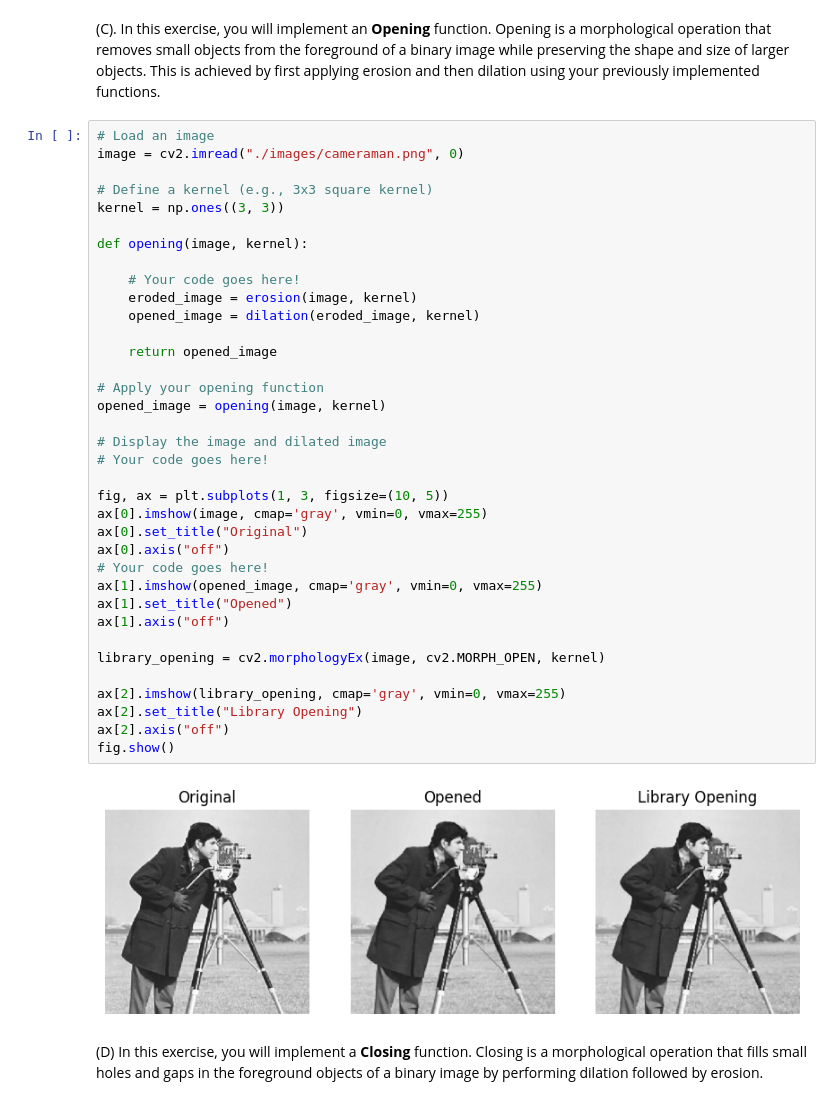
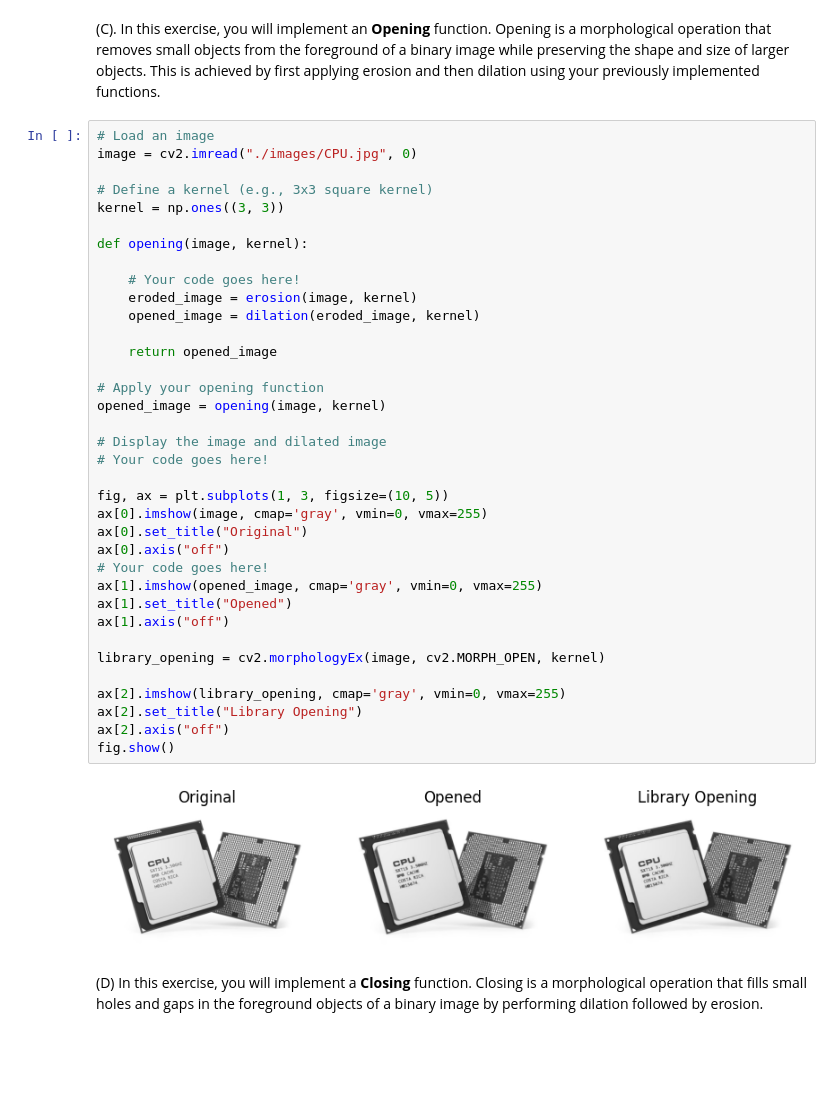
Before and after one commit to EricPrz/Proyecto-2-Vision-Por-Computador, a Jupyter notebook: Project2.ipynb, the cells around one changed output. Saved outputs shown, nothing was run; the diff lists cells and outputs as text; blank space fills up the shorter version.

Commit message:
Imagen cambiada y Notebook compilado

```diff
--- a/Project2.ipynb
+++ b/Project2.ipynb
@@ -299,7 +299,7 @@ fig.show()
 (C). In this exercise, you will implement an **Opening** function. Opening is a morphological operation that removes small objects from the foreground of a binary image while preserving the shape and size of larger objects. This is achieved by first applying erosion and then dilation using your previously implemented functions.
 # %%
 # Load an image
-image = cv2.imread("./images/cameraman.png", 0)
+image = cv2.imread("./images/CPU.jpg", 0)
 
 # Define a kernel (e.g., 3x3 square kernel)
 kernel = np.ones((3, 3))
@@ -307,34 +307,34 @@ kernel = np.ones((3, 3))
 def opening(image, kernel):
 
     # Your code goes here!
     eroded_image = erosion(image, kernel)
     opened_image = dilation(eroded_image, kernel)
 
     return opened_image
 
 # Apply your opening function
 opened_image = opening(image, kernel)
 
 # Display the image and dilated image
 # Your code goes here!
 
 fig, ax = plt.subplots(1, 3, figsize=(10, 5))
 ax[0].imshow(image, cmap='gray', vmin=0, vmax=255)
 ax[0].set_title("Original")
 ax[0].axis("off")
 # Your code goes here!
 ax[1].imshow(opened_image, cmap='gray', vmin=0, vmax=255)
 ax[1].set_title("Opened")
 ax[1].axis("off")
 
 library_opening = cv2.morphologyEx(image, cv2.MORPH_OPEN, kernel)
 
 ax[2].imshow(library_opening, cmap='gray', vmin=0, vmax=255)
 ax[2].set_title("Library Opening")
 ax[2].axis("off")
 fig.show()
 # %% [output]
-[figure, old version]
+[figure, new version]
 # %% [markdown]
 (D) In this exercise, you will implement a **Closing** function. Closing is a morphological operation that fills small holes and gaps in the foreground objects of a binary image by performing dilation followed by erosion.
 # %%
```
Also changed, not shown: parts of 2 cells of this notebook.
